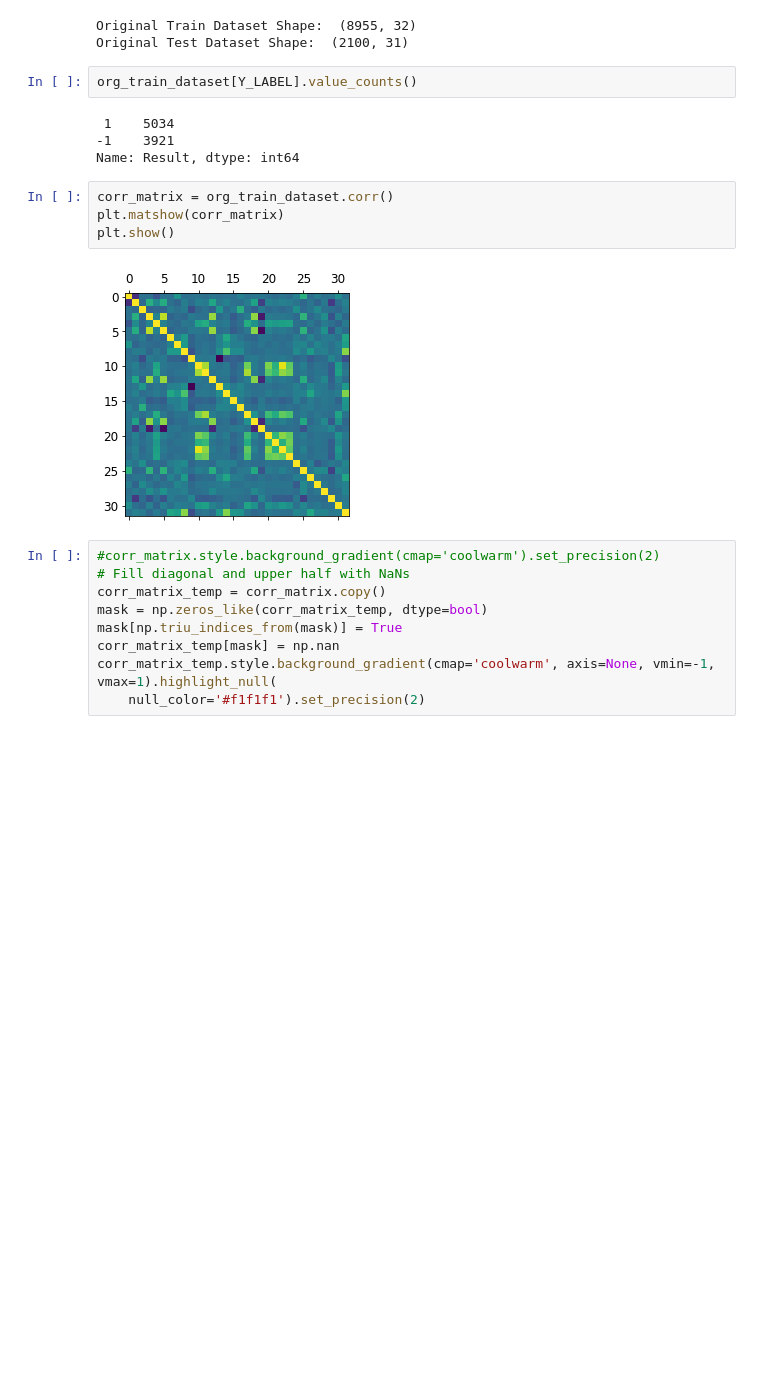
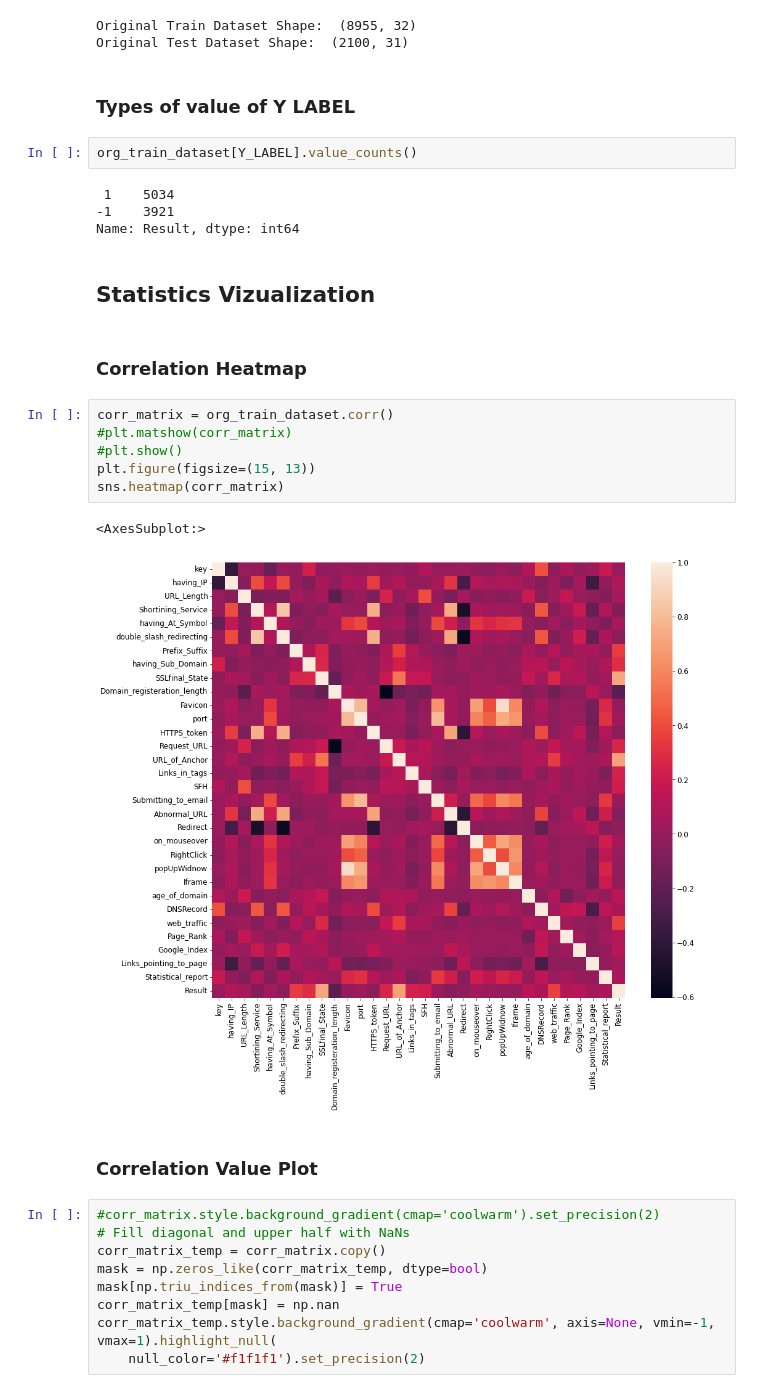
Before and after one commit to NeelDigonto/hpe-phishing-dectection, a Jupyter notebook: main.ipynb, the cells around one changed output. Saved outputs shown, nothing was run; the diff lists cells and outputs as text; blank space fills up the shorter version.

```diff
--- a/main.ipynb
+++ b/main.ipynb
@@ -139,18 +151,29 @@ print("Original Test Dataset Shape: ", org_test_set_shape)
 # %% [output]
 Original Train Dataset Shape:  (8955, 32)
 Original Test Dataset Shape:  (2100, 31)
+# %% [markdown]
+### Types of value of Y LABEL
 # %%
 org_train_dataset[Y_LABEL].value_counts()
 # %% [output]
  1    5034
 -1    3921
 Name: Result, dtype: int64
+# %% [markdown]
+## Statistics Vizualization
+# %% [markdown]
+### Correlation Heatmap
 # %%
 corr_matrix = org_train_dataset.corr()
-plt.matshow(corr_matrix)
-plt.show()
+#plt.matshow(corr_matrix)
+#plt.show()
+plt.figure(figsize=(15, 13))
+sns.heatmap(corr_matrix)
 # %% [output]
+<AxesSubplot:>
-[figure, old version]
+[figure, new version]
+# %% [markdown]
+### Correlation Value Plot
 # %%
 #corr_matrix.style.background_gradient(cmap='coolwarm').set_precision(2)
 # Fill diagonal and upper half with NaNs
```
Also changed, not shown: parts of 34 cells of this notebook, 1 other file.
